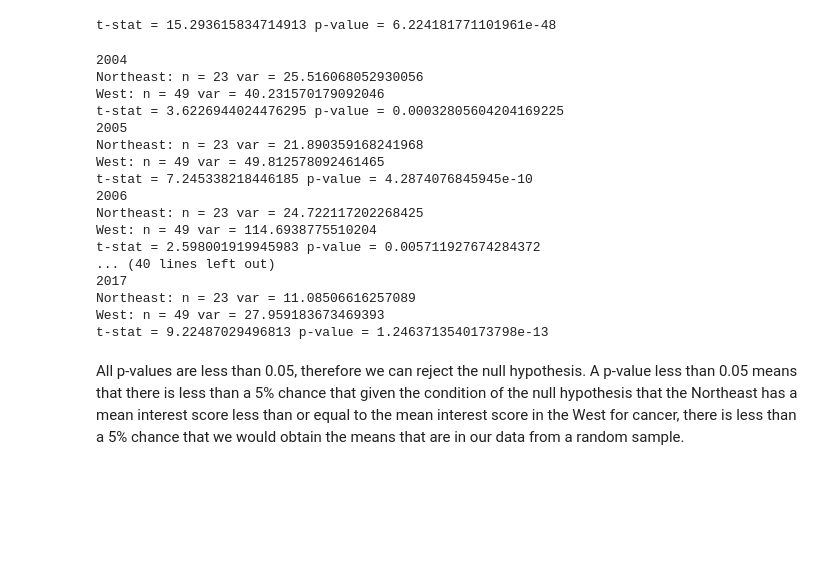
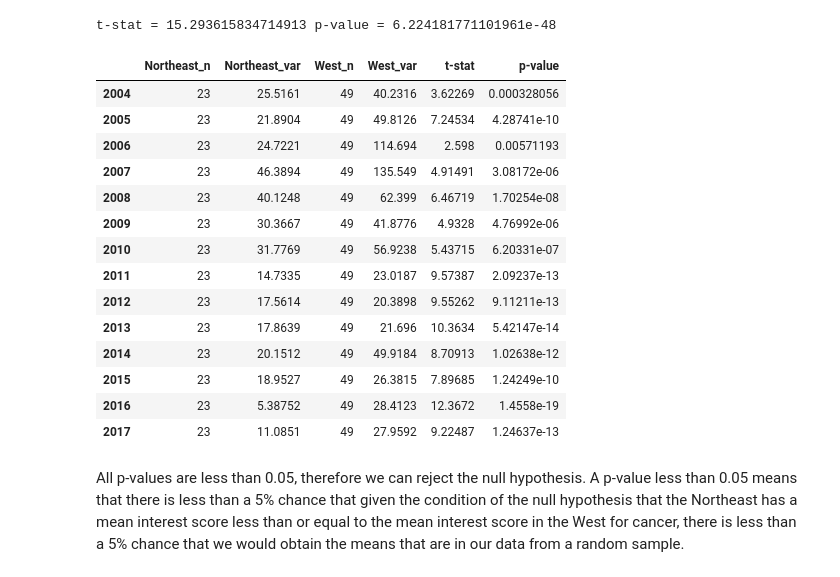
Before and after one commit to chantel808/Springboard_Capstone1, a Jupyter notebook: Stats_google_health_search_analysis.ipynb, the cells around one changed output. Drawn from its saved outputs; the diff is of its cells as text; code cells hidden in the pictures; blank space fills up the shorter version.

```diff
--- a/Stats_google_health_search_analysis.ipynb
+++ b/Stats_google_health_search_analysis.ipynb
@@ -495,31 +495,36 @@ t-stat = 15.293615834714913 p-value = 6.224181771101961e-48
 
 # Variances are not equal within years, so Welch's t-test performed here
 
+welch_df = pd.DataFrame(index=years, columns=['Northeast_n', 'Northeast_var', 'West_n', 'West_var', 't-stat', 'p-value'])
+
 for year in years:
     ne = northeast[northeast.year == year]
     w = west[west.year == year]
-    print(year)
-    print('Northeast: n =', len(ne), 'var =', np.var(ne.value))
-    print('West: n =', len(w), 'var =', np.var(w.value))
+    #print(year)
+    #print('Northeast: n =', len(ne), 'var =', np.var(ne.value))
+    #print('West: n =', len(w), 'var =', np.var(w.value))
     tstat, pval = ttest_ind(ne.value, w.value, equal_var=False)
-    print('t-stat =', tstat, 'p-value =', pval/2)
+    #print('t-stat =', tstat, 'p-value =', pval/2)
+    welch_df.loc[year] = [len(ne), np.var(ne.value),
+                          len(w), np.var(w.value),
+                          tstat, pval/2]
-# %% [output]
-2004
-Northeast: n = 23 var = 25.516068052930056
-West: n = 49 var = 40.231570179092046
-t-stat = 3.6226944024476295 p-value = 0.00032805604204169225
-2005
-Northeast: n = 23 var = 21.890359168241968
-West: n = 49 var = 49.812578092461465
-t-stat = 7.245338218446185 p-value = 4.2874076845945e-10
-2006
-Northeast: n = 23 var = 24.722117202268425
-West: n = 49 var = 114.6938775510204
-t-stat = 2.598001919945983 p-value = 0.005711927674284372
-... (40 lines left out)
-2017
-Northeast: n = 23 var = 11.08506616257089
-West: n = 49 var = 27.959183673469393
-t-stat = 9.22487029496813 p-value = 1.2463713540173798e-13
+# %%
+welch_df
+# %% [output]
+|  | Northeast_n | Northeast_var | West_n | West_var | t-stat | p-value |
+| 2004 | 23 | 25.5161 | 49 | 40.2316 | 3.62269 | 0.000328056 |
+| 2005 | 23 | 21.8904 | 49 | 49.8126 | 7.24534 | 4.28741e-10 |
+| 2006 | 23 | 24.7221 | 49 | 114.694 | 2.598 | 0.00571193 |
+| 2007 | 23 | 46.3894 | 49 | 135.549 | 4.91491 | 3.08172e-06 |
+| 2008 | 23 | 40.1248 | 49 | 62.399 | 6.46719 | 1.70254e-08 |
+| 2009 | 23 | 30.3667 | 49 | 41.8776 | 4.9328 | 4.76992e-06 |
+| 2010 | 23 | 31.7769 | 49 | 56.9238 | 5.43715 | 6.20331e-07 |
+| 2011 | 23 | 14.7335 | 49 | 23.0187 | 9.57387 | 2.09237e-13 |
+| 2012 | 23 | 17.5614 | 49 | 20.3898 | 9.55262 | 9.11211e-13 |
+| 2013 | 23 | 17.8639 | 49 | 21.696 | 10.3634 | 5.42147e-14 |
+| 2014 | 23 | 20.1512 | 49 | 49.9184 | 8.70913 | 1.02638e-12 |
+| 2015 | 23 | 18.9527 | 49 | 26.3815 | 7.89685 | 1.24249e-10 |
+| 2016 | 23 | 5.38752 | 49 | 28.4123 | 12.3672 | 1.4558e-19 |
+| 2017 | 23 | 11.0851 | 49 | 27.9592 | 9.22487 | 1.24637e-13 |
 # %% [markdown]
 All p-values are less than 0.05, therefore we can reject the null hypothesis. A p-value less than 0.05 means that there is less than a 5% chance that given the condition of the null hypothesis that the Northeast has a mean interest score less than or equal to the mean interest score in the West for cancer, there is less than a 5% chance that we would obtain the means that are in our data from a random sample.
```
Also changed, not shown: parts of 2 cells of this notebook.
